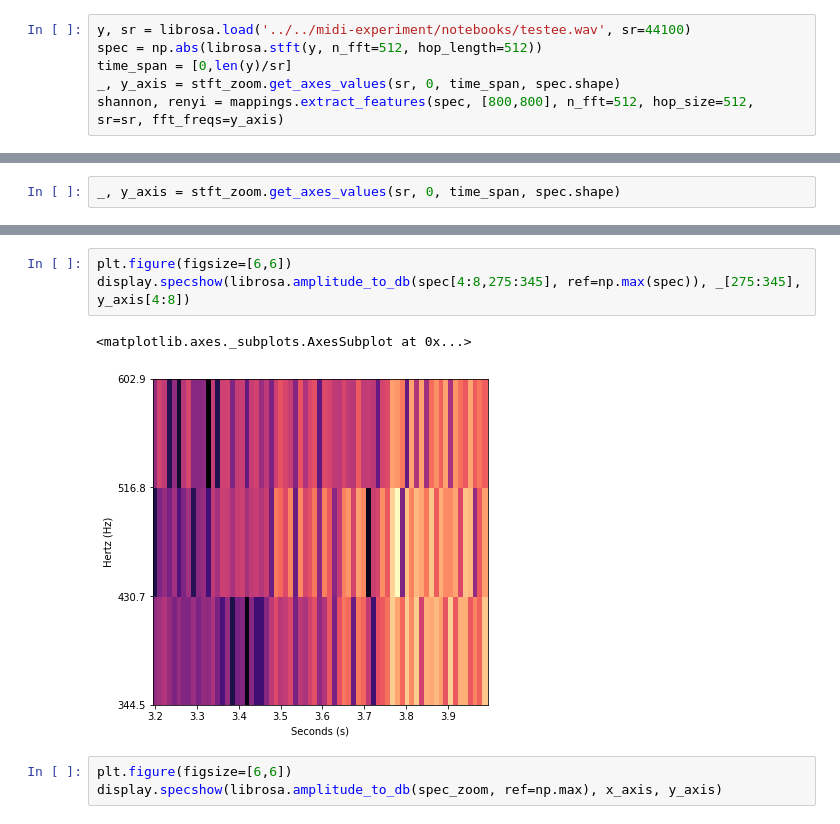
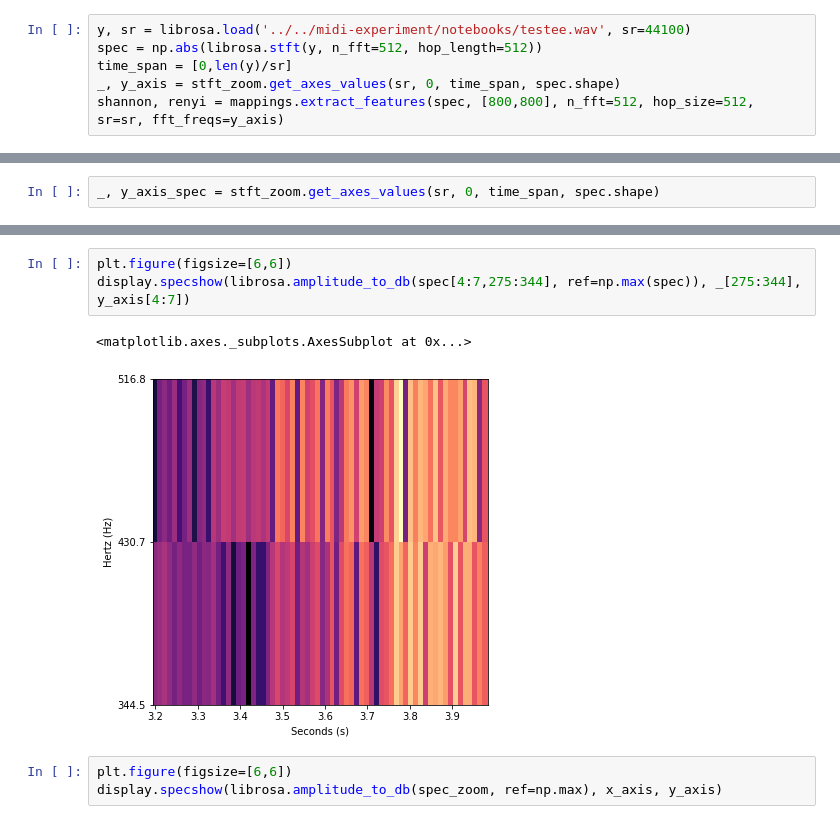
Before and after one commit to nicolasfigueiredo/integration, a Jupyter notebook: notebooks/plots-monografia.ipynb, the cells around one changed output, grey strips where cells are left out. Drawn from its saved outputs; the diff is of its cells as text.

```diff
--- a/notebooks/plots-monografia.ipynb
+++ b/notebooks/plots-monografia.ipynb
@@ -425,2 +429,2 @@ for subregion in to_be_refined[:1]:
 # %%
-_, y_axis = stft_zoom.get_axes_values(sr, 0, time_span, spec.shape)
+_, y_axis_spec = stft_zoom.get_axes_values(sr, 0, time_span, spec.shape)
@@ -430,9 +483,9 @@ _, y_axis = stft_zoom.get_axes_values(sr, 0, time_span, spec.shape)
 # %%
 plt.figure(figsize=[6,6])
-display.specshow(librosa.amplitude_to_db(spec[4:8,275:345], ref=np.max(spec)), _[275:345], y_axis[4:8])
+display.specshow(librosa.amplitude_to_db(spec[4:7,275:344], ref=np.max(spec)), _[275:344], y_axis[4:7])
 # %% [output]
 <matplotlib.axes._subplots.AxesSubplot at 0x...>
-[figure, old version]
+[figure, new version]
 # %%
 plt.figure(figsize=[6,6])
 display.specshow(librosa.amplitude_to_db(spec_zoom, ref=np.max), x_axis, y_axis)
```
Also changed, not shown: parts of 21 cells of this notebook, 12 other files.
